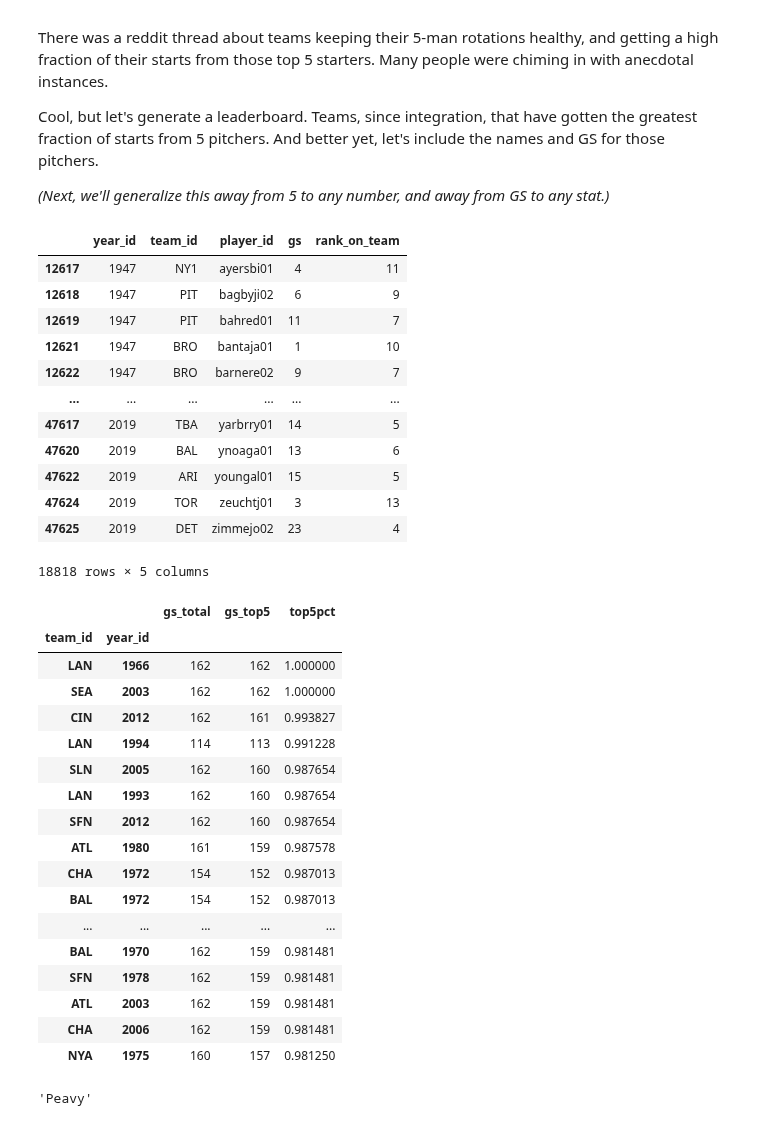
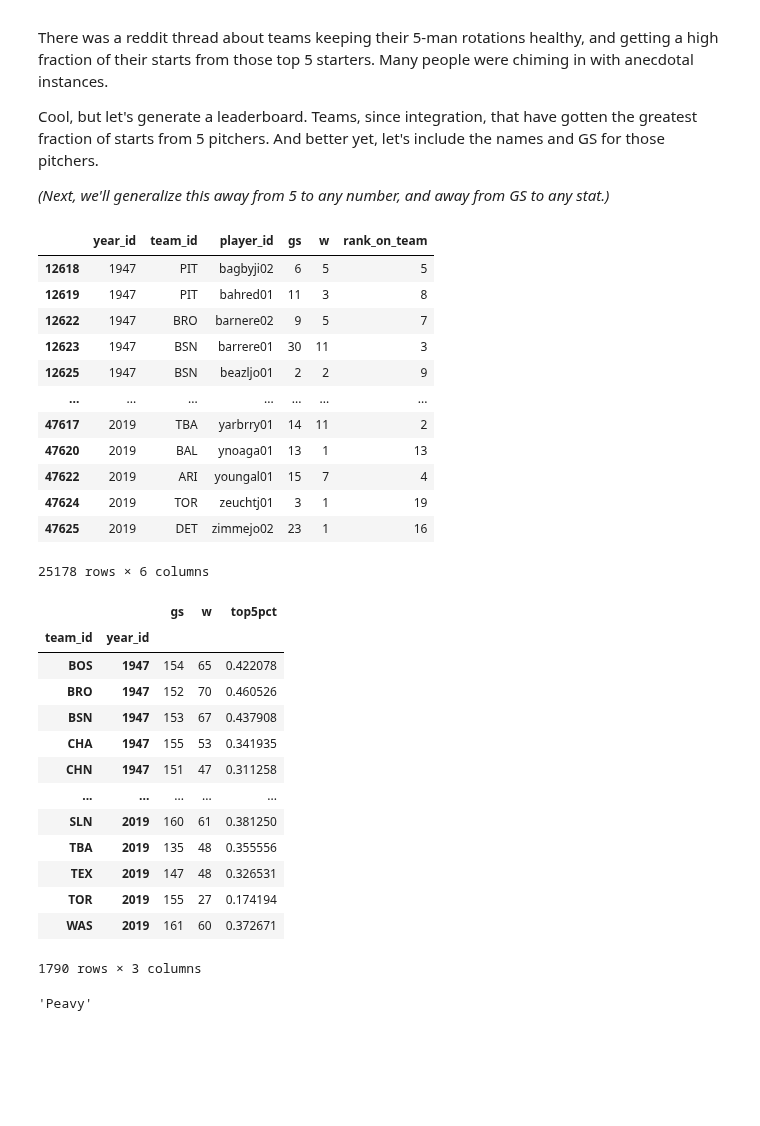
Before and after one commit to sdvinay/baseball_sql, a Jupyter notebook: pandas/gs_from_top_5_starters.ipynb, the cells around one changed output. Cells and saved outputs as stored; diff of their text form; code cells hidden in the pictures; blank space fills up the shorter version.

```diff
--- a/pandas/gs_from_top_5_starters.ipynb
+++ b/pandas/gs_from_top_5_starters.ipynb
@@ -13,55 +13,54 @@ pitchers.
 # %%
 import pandas as pd
 
+category = 'w'
+team_threshold=.88
+
 # Find all player-seasons (since integration, with GS>0), ranked among their team-season by GS
-ps = pd.read_parquet("file:../data/pitching.parquet")[['year_id', 'team_id', 'player_id', 'gs']]
-ps = ps[(ps['gs']>0) & (ps['year_id']>=1947)]
-ps['rank_on_team'] = ps.sort_values(['gs'], ascending=False).groupby(['year_id', 'team_id']).cumcount()+1
+ps = pd.read_parquet("file:../data/pitching.parquet")[['year_id', 'team_id', 'player_id', 'gs', category]]
+ps = ps[(ps[category]>0) & (ps['year_id']>=1947)]
+ps['rank_on_team'] = ps.sort_values([category], ascending=False).groupby(['year_id', 'team_id']).cumcount()+1
 ps
 # %% [output]
-|  | year_id | team_id | player_id | gs | rank_on_team |
-| 12617 | 1947 | NY1 | ayersbi01 | 4 | 11 |
-| 12618 | 1947 | PIT | bagbyji02 | 6 | 9 |
-| 12619 | 1947 | PIT | bahred01 | 11 | 7 |
-| 12621 | 1947 | BRO | bantaja01 | 1 | 10 |
-| 12622 | 1947 | BRO | barnere02 | 9 | 7 |
-| ... | ... | ... | ... | ... | ... |
-| 47617 | 2019 | TBA | yarbrry01 | 14 | 5 |
-| 47620 | 2019 | BAL | ynoaga01 | 13 | 6 |
-| 47622 | 2019 | ARI | youngal01 | 15 | 5 |
-| 47624 | 2019 | TOR | zeuchtj01 | 3 | 13 |
-| 47625 | 2019 | DET | zimmejo02 | 23 | 4 |
+|  | year_id | team_id | player_id | gs | w | rank_on_team |
+| 12618 | 1947 | PIT | bagbyji02 | 6 | 5 | 5 |
+| 12619 | 1947 | PIT | bahred01 | 11 | 3 | 8 |
+| 12622 | 1947 | BRO | barnere02 | 9 | 5 | 7 |
+| 12623 | 1947 | BSN | barrere01 | 30 | 11 | 3 |
+| 12625 | 1947 | BSN | beazljo01 | 2 | 2 | 9 |
+| ... | ... | ... | ... | ... | ... | ... |
+| 47617 | 2019 | TBA | yarbrry01 | 14 | 11 | 2 |
+| 47620 | 2019 | BAL | ynoaga01 | 13 | 1 | 13 |
+| 47622 | 2019 | ARI | youngal01 | 15 | 7 | 4 |
+| 47624 | 2019 | TOR | zeuchtj01 | 3 | 1 | 19 |
+| 47625 | 2019 | DET | zimmejo02 | 23 | 1 | 16 |
-18818 rows × 5 columns
+25178 rows × 6 columns
 # %%
-# Aggregate the GS for each team-season, in total and by their top 5
+# Aggregate the category for each team-season, in total and by their top 5
 total_gs = ps.groupby(['year_id', 'team_id']).sum()['gs']
-top5_gs = ps[ps['rank_on_team']<=5].groupby(['year_id', 'team_id']).sum()['gs']
-teams = pd.merge(total_gs, top5_gs, on=['team_id', 'year_id'])
-teams = teams.rename(columns={"gs_x": "gs_total", "gs_y": "gs_top5"})
+top5_category = ps[ps['rank_on_team']<=5].groupby(['year_id', 'team_id']).sum()[category]
+teams = pd.merge(total_gs, top5_category, on=['team_id', 'year_id'])
+teams
 
-# Compute the pct of games by top5, filter to 98%+, and sort
-teams['top5pct'] = teams['gs_top5']/teams['gs_total']
-teams = teams[teams['top5pct']>.98].sort_values(by='top5pct', ascending=False)
+# Compute the pct of games by top5, filter to team_threshold%+, and sort
+teams['top5pct'] = teams[category]/teams['gs']
+#teams = teams[teams['top5pct']>team_threshold].sort_values(by='top5pct', ascending=False)
 teams
 # %% [output]
-|  |  | gs_total | gs_top5 | top5pct |
+|  |  | gs | w | top5pct |
 | team_id | year_id |  |  |  |
-| LAN | 1966 | 162 | 162 | 1.000000 |
-| SEA | 2003 | 162 | 162 | 1.000000 |
-| CIN | 2012 | 162 | 161 | 0.993827 |
-| LAN | 1994 | 114 | 113 | 0.991228 |
-| SLN | 2005 | 162 | 160 | 0.987654 |
-| LAN | 1993 | 162 | 160 | 0.987654 |
-| SFN | 2012 | 162 | 160 | 0.987654 |
-| ATL | 1980 | 161 | 159 | 0.987578 |
-| CHA | 1972 | 154 | 152 | 0.987013 |
-| BAL | 1972 | 154 | 152 | 0.987013 |
+| BOS | 1947 | 154 | 65 | 0.422078 |
+| BRO | 1947 | 152 | 70 | 0.460526 |
+| BSN | 1947 | 153 | 67 | 0.437908 |
+| CHA | 1947 | 155 | 53 | 0.341935 |
+| CHN | 1947 | 151 | 47 | 0.311258 |
 | ... | ... | ... | ... | ... |
-| BAL | 1970 | 162 | 159 | 0.981481 |
-| SFN | 1978 | 162 | 159 | 0.981481 |
-| ATL | 2003 | 162 | 159 | 0.981481 |
-| CHA | 2006 | 162 | 159 | 0.981481 |
-| NYA | 1975 | 160 | 157 | 0.981250 |
+| SLN | 2019 | 160 | 61 | 0.381250 |
+| TBA | 2019 | 135 | 48 | 0.355556 |
+| TEX | 2019 | 147 | 48 | 0.326531 |
+| TOR | 2019 | 155 | 27 | 0.174194 |
+| WAS | 2019 | 161 | 60 | 0.372671 |
+1790 rows × 3 columns
 # %%
 # Now to get the names of the players, from the people table
 
```
Also changed, not shown: parts of 2 cells of this notebook, 11 other files.
